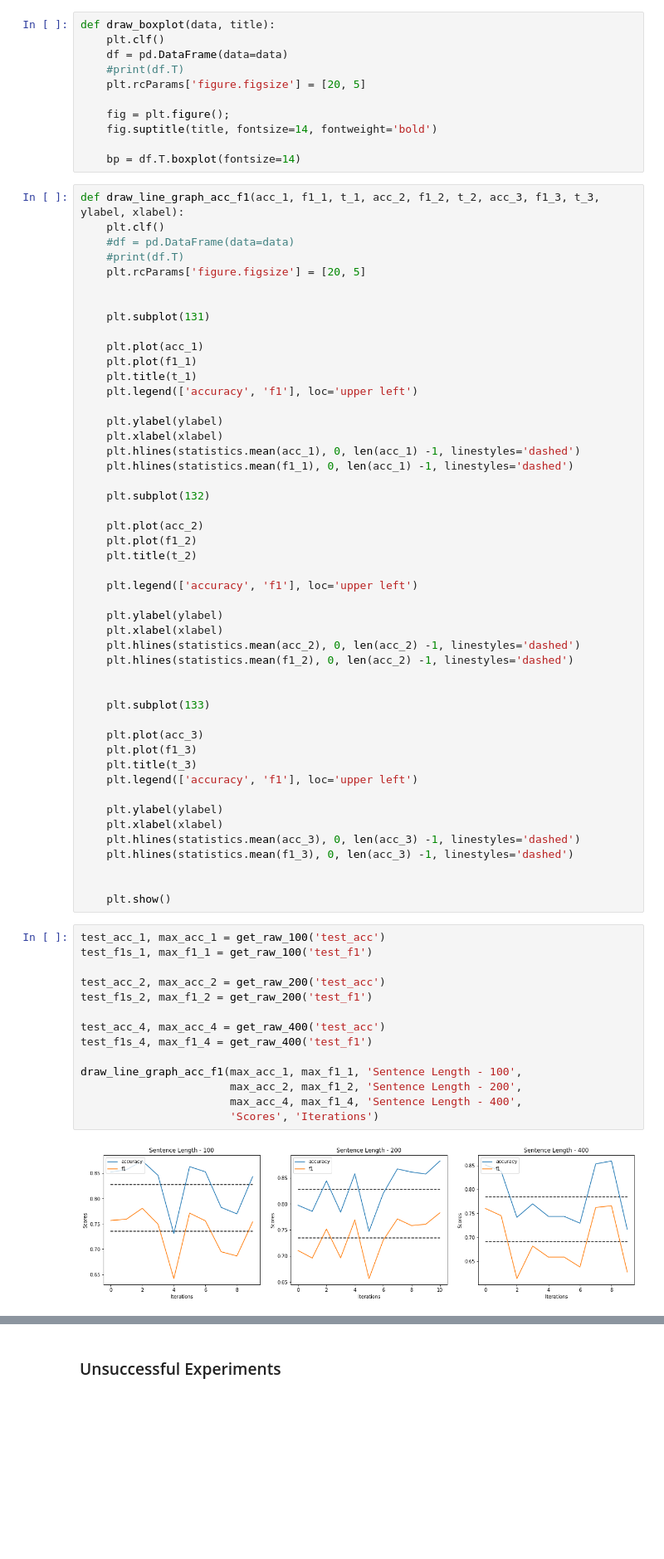
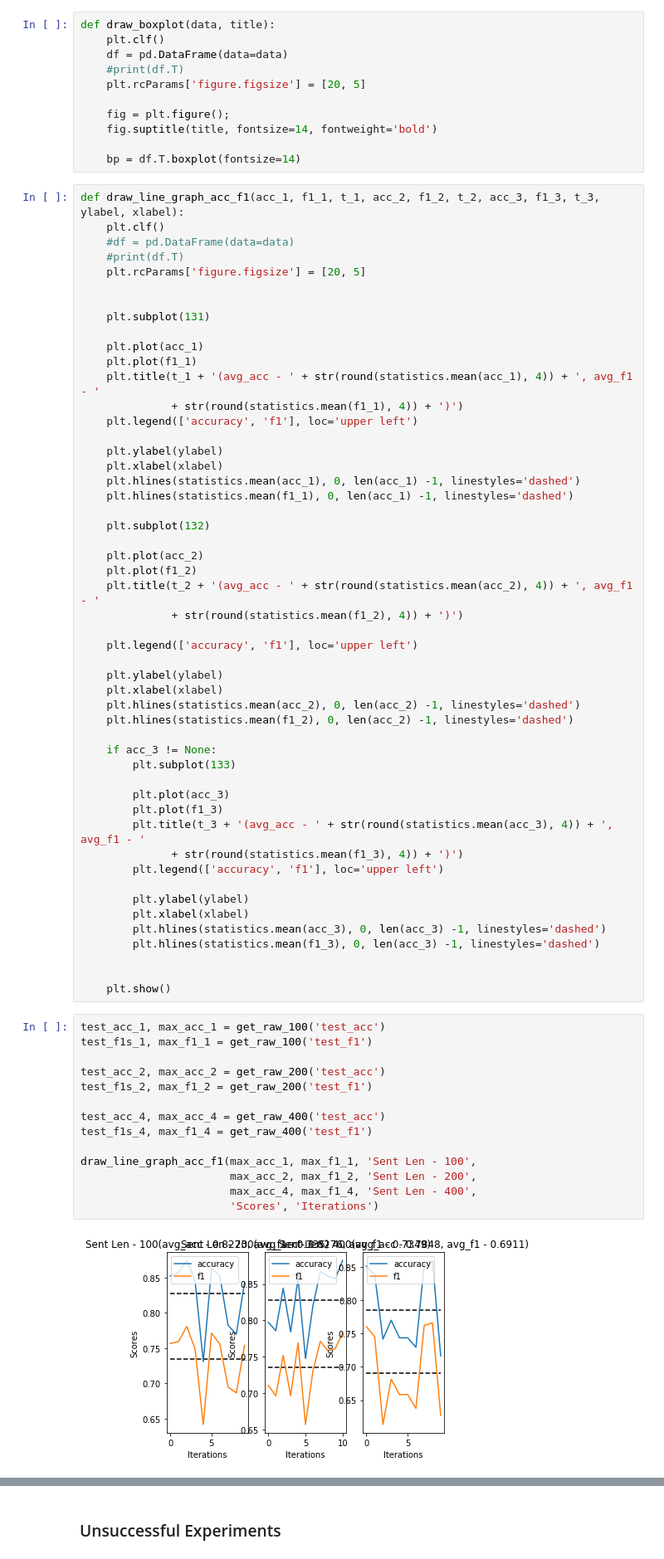
Before and after one commit to rmajumder/266finalproject, a Jupyter notebook: results/results_visualization.ipynb, the cells around one changed output, grey strips where cells are left out. Shown: that part at 83% size. Cells and saved outputs as stored; diff of their text form; blank space fills up the shorter version.

```diff
--- a/results/results_visualization.ipynb
+++ b/results/results_visualization.ipynb
@@ -27,7 +27,8 @@ def draw_line_graph_acc_f1(acc_1, f1_1, t_1, acc_2, f1_2, t_2, acc_3, f1_3, t_3,
 
     plt.plot(acc_1)
     plt.plot(f1_1)
-    plt.title(t_1)
+    plt.title(t_1 + '(avg_acc - ' + str(round(statistics.mean(acc_1), 4)) + ', avg_f1 - '
+              + str(round(statistics.mean(f1_1), 4)) + ')')
     plt.legend(['accuracy', 'f1'], loc='upper left')
 
     plt.ylabel(ylabel)
@@ -39,7 +40,8 @@ def draw_line_graph_acc_f1(acc_1, f1_1, t_1, acc_2, f1_2, t_2, acc_3, f1_3, t_3,
 
     plt.plot(acc_2)
     plt.plot(f1_2)
-    plt.title(t_2)
+    plt.title(t_2 + '(avg_acc - ' + str(round(statistics.mean(acc_2), 4)) + ', avg_f1 - '
+              + str(round(statistics.mean(f1_2), 4)) + ')')
 
     plt.legend(['accuracy', 'f1'], loc='upper left')
 
@@ -48,37 +50,38 @@ def draw_line_graph_acc_f1(acc_1, f1_1, t_1, acc_2, f1_2, t_2, acc_3, f1_3, t_3,
     plt.hlines(statistics.mean(acc_2), 0, len(acc_2) -1, linestyles='dashed')
     plt.hlines(statistics.mean(f1_2), 0, len(acc_2) -1, linestyles='dashed')
 
+    if acc_3 != None:
+        plt.subplot(133)
 
-    plt.subplot(133)
+        plt.plot(acc_3)
+        plt.plot(f1_3)
+        plt.title(t_3 + '(avg_acc - ' + str(round(statistics.mean(acc_3), 4)) + ', avg_f1 - '
+              + str(round(statistics.mean(f1_3), 4)) + ')')
+        plt.legend(['accuracy', 'f1'], loc='upper left')
 
-    plt.plot(acc_3)
-    plt.plot(f1_3)
-    plt.title(t_3)
-    plt.legend(['accuracy', 'f1'], loc='upper left')
-
-    plt.ylabel(ylabel)
-    plt.xlabel(xlabel)
-    plt.hlines(statistics.mean(acc_3), 0, len(acc_3) -1, linestyles='dashed')
-    plt.hlines(statistics.mean(f1_3), 0, len(acc_3) -1, linestyles='dashed')
+        plt.ylabel(ylabel)
+        plt.xlabel(xlabel)
+        plt.hlines(statistics.mean(acc_3), 0, len(acc_3) -1, linestyles='dashed')
+        plt.hlines(statistics.mean(f1_3), 0, len(acc_3) -1, linestyles='dashed')
 
 
     plt.show()
 # %%
 test_acc_1, max_acc_1 = get_raw_100('test_acc')
 test_f1s_1, max_f1_1 = get_raw_100('test_f1')
 
 test_acc_2, max_acc_2 = get_raw_200('test_acc')
 test_f1s_2, max_f1_2 = get_raw_200('test_f1')
 
 test_acc_4, max_acc_4 = get_raw_400('test_acc')
 test_f1s_4, max_f1_4 = get_raw_400('test_f1')
 
-draw_line_graph_acc_f1(max_acc_1, max_f1_1, 'Sentence Length - 100',
-                       max_acc_2, max_f1_2, 'Sentence Length - 200',
-                       max_acc_4, max_f1_4, 'Sentence Length - 400',
+draw_line_graph_acc_f1(max_acc_1, max_f1_1, 'Sent Len - 100',
+                       max_acc_2, max_f1_2, 'Sent Len - 200',
+                       max_acc_4, max_f1_4, 'Sent Len - 400',
                        'Scores', 'Iterations')
 # %% [output]
-[figure, old version]
+[figure, new version]
 # %%
 test_acc_r, max_acc_r = get_raw_200('test_acc')
 test_f1s_r, max_f1_r = get_raw_200('test_f1')
```
Also changed, not shown: parts of 4 cells of this notebook, 53 other files.
